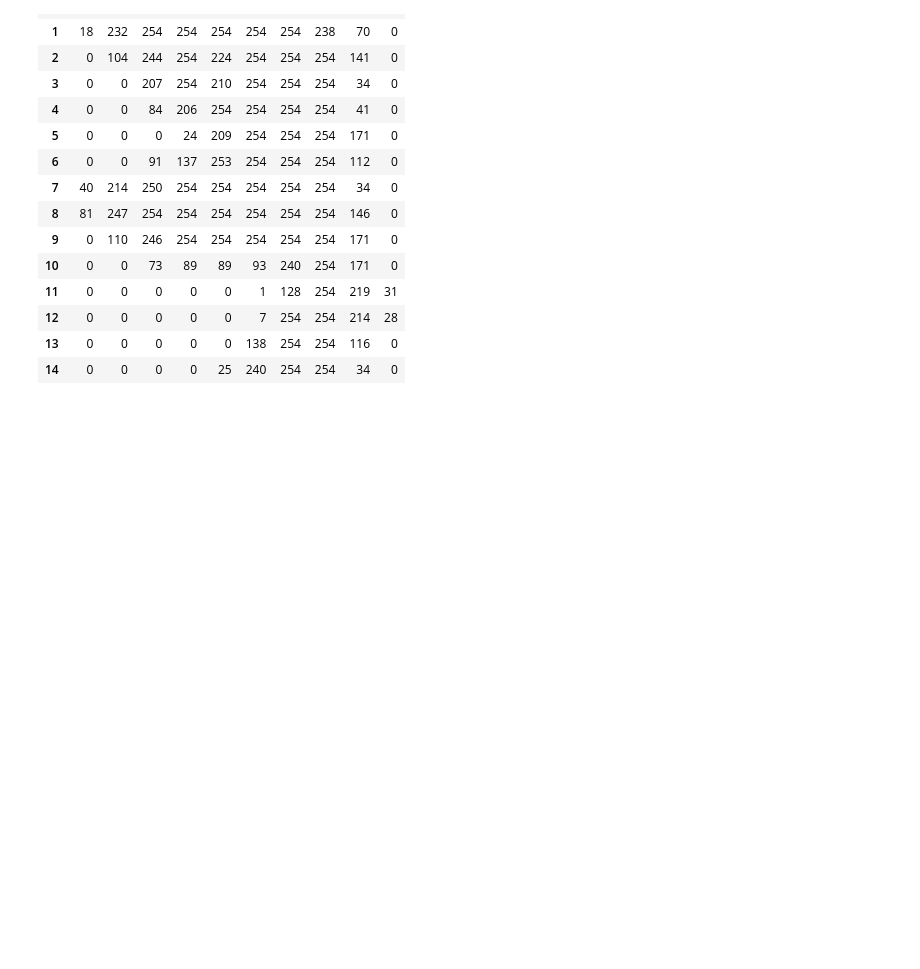
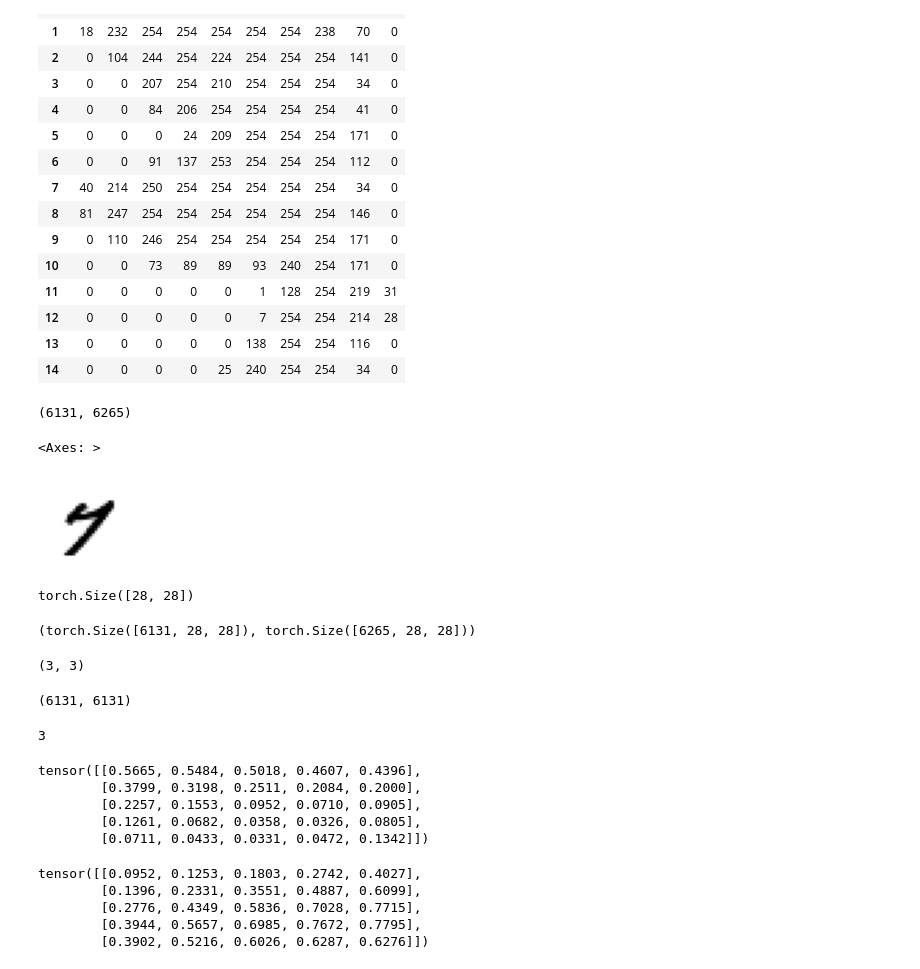
Before and after one commit to girishbv79/python_deep_learning, a Jupyter notebook: fast-ai-course/chapter3.ipynb, the cells around one changed output. Cells and saved outputs as stored; diff of their text form; code cells hidden in the pictures; blank space fills up the shorter version.

```diff
--- a/fast-ai-course/chapter3.ipynb
+++ b/fast-ai-course/chapter3.ipynb
@@ -66,3 +64,60 @@ df.style.set_properties(**{'font-size':'6pt'}).background_gradient('Greys')
 | 12 | 0 | 0 | 0 | 0 | 0 | 7 | 254 | 254 | 214 | 28 |
 | 13 | 0 | 0 | 0 | 0 | 0 | 138 | 254 | 254 | 116 | 0 |
 | 14 | 0 | 0 | 0 | 0 | 25 | 240 | 254 | 254 | 34 | 0 |
+# %%
+sevens_tensor = [tensor(Image.open(o)) for o in seven]
+threes_tensor = [tensor(Image.open(o)) for o in threes]
+len(threes_tensor), len(sevens_tensor)
+# %% [output]
+(6131, 6265)
+# %%
+show_image(sevens_tensor[1])
+# %% [output]
+<Axes: >
+[figure, added]
+# %%
+sevens_tensor[0].shape
+# %% [output]
+torch.Size([28, 28])
+# %%
+# Transform the image values to a float in the range [0, 1]
+stacked_sevens_tensor = torch.stack(sevens_tensor).float() / 255
+stacked_threes_tensor = torch.stack(threes_tensor).float() / 255
+stacked_threes_tensor.shape, stacked_sevens_tensor.shape
+# %% [output]
+(torch.Size([6131, 28, 28]), torch.Size([6265, 28, 28]))
+# %%
+# Length of a tensor is always the rank
+len(stacked_threes_tensor.shape), len(stacked_sevens_tensor.shape)
+# %% [output]
+(3, 3)
+# %%
+# Length of a tensor is the number of vectors in the first dimension
+# in this case the number of vectors of size 28 x 28
+len(stacked_threes_tensor), len(stacked_threes_tensor)
+# %% [output]
+(6131, 6131)
+# %%
+stacked_sevens_tensor.ndim
+# %% [output]
+3
+# %%
+# Since all the images are scaled, we are going to compute a mean to look at an ideal image
+mean_sevens = stacked_sevens_tensor.mean(dim=0)
+mean_sevens[10:15, 10:15]
+# %% [output]
+tensor([[0.5665, 0.5484, 0.5018, 0.4607, 0.4396],
+        [0.3799, 0.3198, 0.2511, 0.2084, 0.2000],
+        [0.2257, 0.1553, 0.0952, 0.0710, 0.0905],
+        [0.1261, 0.0682, 0.0358, 0.0326, 0.0805],
+        [0.0711, 0.0433, 0.0331, 0.0472, 0.1342]])
+# %%
+mean_threes = stacked_threes_tensor.mean(dim=0)
+mean_threes[10:15, 10:15]
+#mean_threes.shape
+# %% [output]
+tensor([[0.0952, 0.1253, 0.1803, 0.2742, 0.4027],
+        [0.1396, 0.2331, 0.3551, 0.4887, 0.6099],
+        [0.2776, 0.4349, 0.5836, 0.7028, 0.7715],
+        [0.3944, 0.5657, 0.6985, 0.7672, 0.7795],
+        [0.3902, 0.5216, 0.6026, 0.6287, 0.6276]])
```
Also changed, not shown: parts of 5 cells of this notebook.
